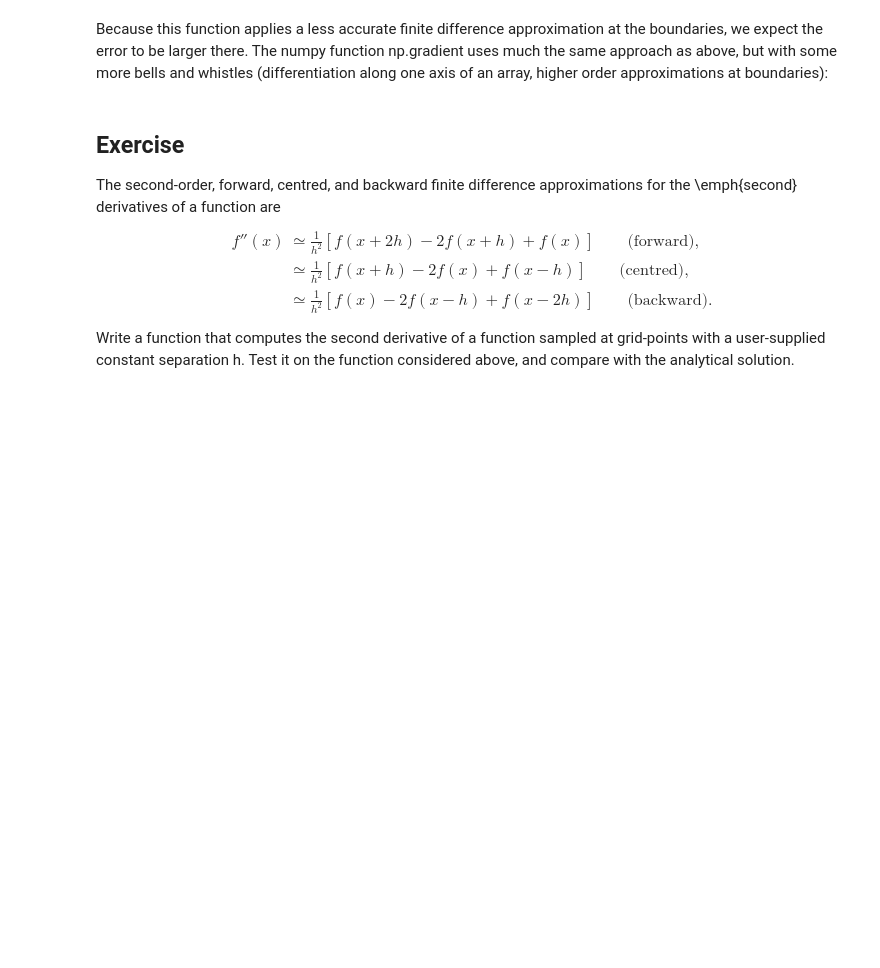
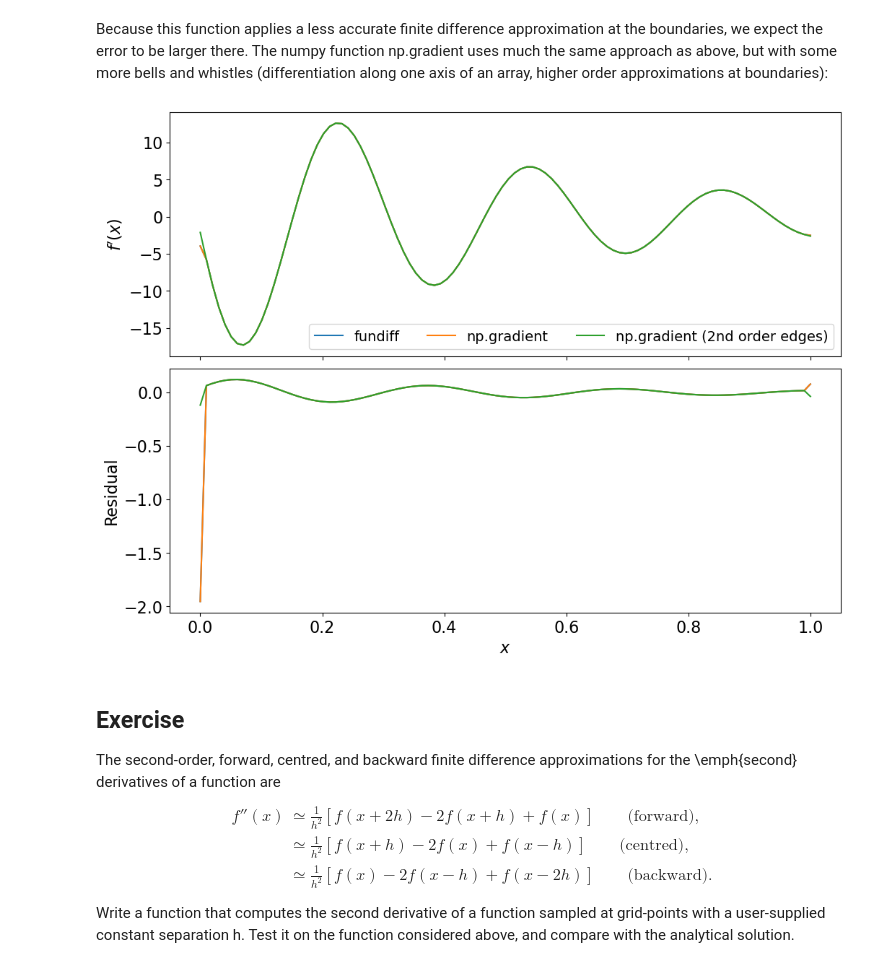
Before and after one commit to CITA/CTA200H, a Jupyter notebook: lecture_4_numerical_python/3_differentiation.ipynb, the cells around one changed output. Cells and saved outputs as stored; diff of their text form; code cells hidden in the pictures; blank space fills up the shorter version.

```diff
--- a/lecture_4_numerical_python/3_differentiation.ipynb
+++ b/lecture_4_numerical_python/3_differentiation.ipynb
@@ -30,6 +30,7 @@ Of course we can't apply this formula to the endpoints $x_0$ and $x_{N-1}$ of th
 # %%
 import numpy as np
 import matplotlib.pyplot as plt
+plt.rcParams.update({'font.size':16})
 
 def fundiff(ff,xx):
     '''
@@ -57,16 +58,22 @@ Because this function applies a less accurate finite difference approximation at
 # %%
 xx = np.linspace(0,1,100)
 ff = np.cos(20*xx)*np.exp(-2*xx)
 dfdx = -20*np.sin(20*xx)*np.exp(-2*xx) - 2*np.cos(20*xx)*np.exp(-2*xx)
 
-plt.figure(figsize=(20,6))
-plt.plot(xx,fundiff(ff,xx),label='fundiff',lw=5)
-plt.plot(xx,np.gradient(ff,xx),label='np.gradient',lw=5)
-plt.plot(xx,np.gradient(ff,xx,edge_order=2),label='np.gradient (2nd order edges)',lw=5)
-plt.plot(xx,dfdx,label='truth',lw=5)
-plt.xlabel('$x$',fontsize=16)
-plt.ylabel("$f'(x)$",fontsize=16)
-plt.legend(fontsize=14)
+f,ax = plt.subplots(2,1,figsize=(12,9),sharex=True)
+ax[0].plot(xx,fundiff(ff,xx),label='fundiff')
+ax[0].plot(xx,np.gradient(ff,xx),label='np.gradient')
+ax[0].plot(xx,np.gradient(ff,xx,edge_order=2),label='np.gradient (2nd order edges)')
+ax[1].plot(xx,fundiff(ff,xx)-dfdx)
+ax[1].plot(xx,np.gradient(ff,xx)-dfdx)
+ax[1].plot(xx,np.gradient(ff,xx,edge_order=2)-dfdx)
+ax[1].set_xlabel('$x$')
+ax[0].set_ylabel("$f'(x)$")
+ax[1].set_ylabel('Residual')
+ax[0].legend(ncol=3,fontsize=14)
+plt.subplots_adjust(hspace=0.05)
+# %% [output]
+[figure, added]
 # %% [markdown]
 ## Exercise
 
```
Also changed, not shown: parts of 5 cells of this notebook.
